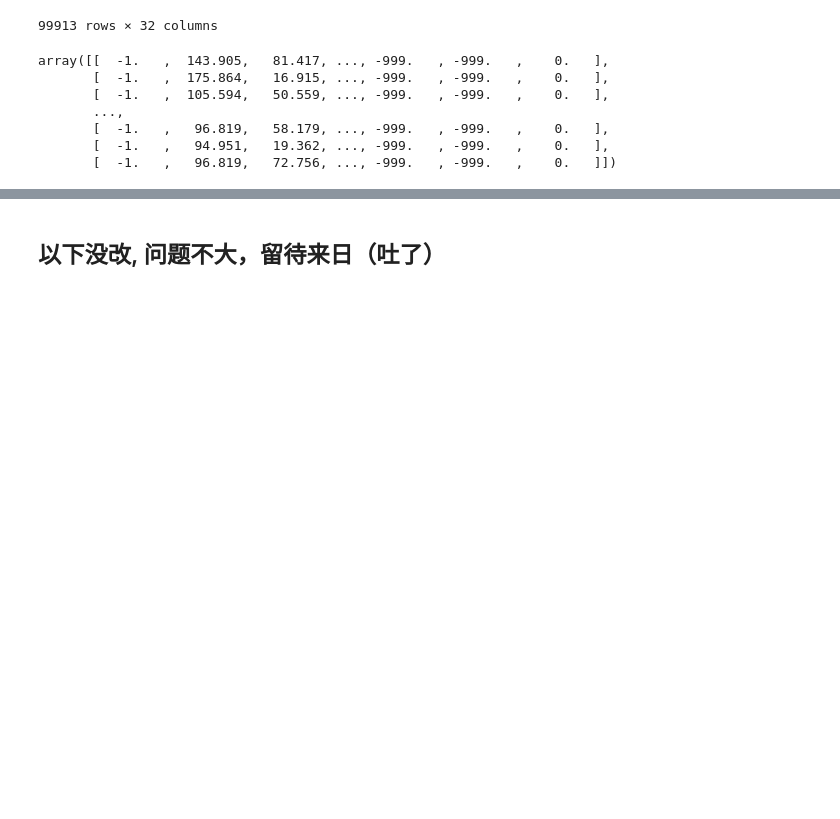
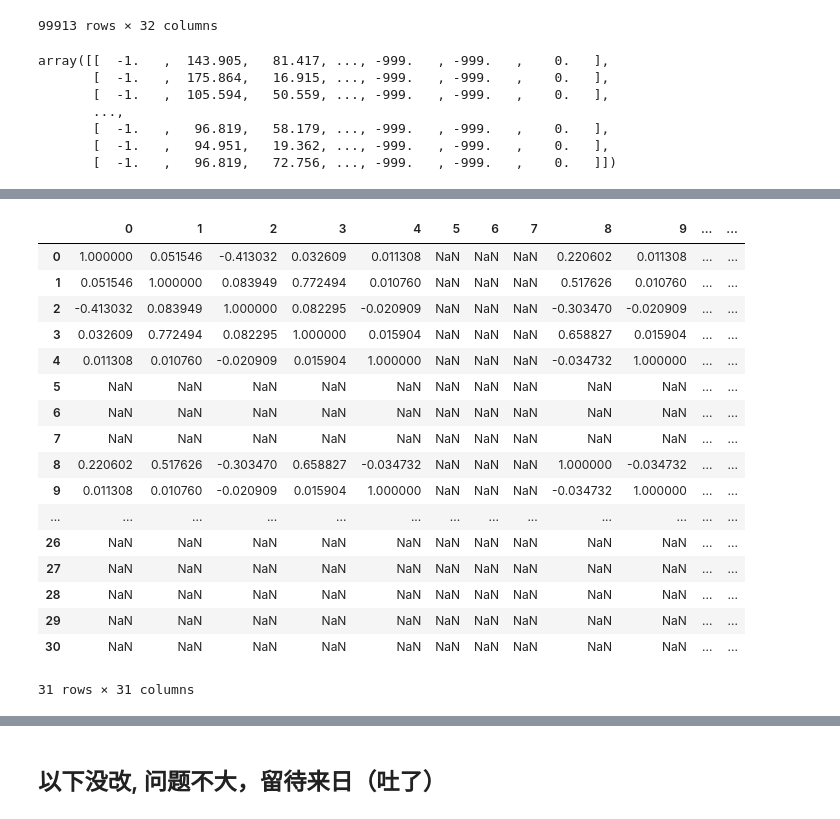
Before and after one commit to yf0726/ML_2018, a Jupyter notebook: ML_prj1_YF-Copy2.ipynb, the cells around one changed output, grey strips where cells are left out. Drawn from its saved outputs; the diff is of its cells as text; code cells hidden in the pictures; blank space fills up the shorter version.

```diff
--- a/ML_prj1_YF-Copy2.ipynb
+++ b/ML_prj1_YF-Copy2.ipynb
@@ -200,0 +225,22 @@ array([[  -1.   ,  143.905,   81.417, ..., -999.   , -999.   ,    0.   ],
+# %%
+p = np.corrcoef(feature_tr_grp_test[0].values.T)
+pd.DataFrame(p)
+# %% [output]
+|  | 0 | 1 | 2 | 3 | 4 | 5 | 6 | 7 | 8 | 9 | ... | ... |
+| 0 | 1.000000 | 0.051546 | -0.413032 | 0.032609 | 0.011308 | NaN | NaN | NaN | 0.220602 | 0.011308 | ... | ... |
+| 1 | 0.051546 | 1.000000 | 0.083949 | 0.772494 | 0.010760 | NaN | NaN | NaN | 0.517626 | 0.010760 | ... | ... |
+| 2 | -0.413032 | 0.083949 | 1.000000 | 0.082295 | -0.020909 | NaN | NaN | NaN | -0.303470 | -0.020909 | ... | ... |
+| 3 | 0.032609 | 0.772494 | 0.082295 | 1.000000 | 0.015904 | NaN | NaN | NaN | 0.658827 | 0.015904 | ... | ... |
+| 4 | 0.011308 | 0.010760 | -0.020909 | 0.015904 | 1.000000 | NaN | NaN | NaN | -0.034732 | 1.000000 | ... | ... |
+| 5 | NaN | NaN | NaN | NaN | NaN | NaN | NaN | NaN | NaN | NaN | ... | ... |
+| 6 | NaN | NaN | NaN | NaN | NaN | NaN | NaN | NaN | NaN | NaN | ... | ... |
+| 7 | NaN | NaN | NaN | NaN | NaN | NaN | NaN | NaN | NaN | NaN | ... | ... |
+| 8 | 0.220602 | 0.517626 | -0.303470 | 0.658827 | -0.034732 | NaN | NaN | NaN | 1.000000 | -0.034732 | ... | ... |
+| 9 | 0.011308 | 0.010760 | -0.020909 | 0.015904 | 1.000000 | NaN | NaN | NaN | -0.034732 | 1.000000 | ... | ... |
+| ... | ... | ... | ... | ... | ... | ... | ... | ... | ... | ... | ... | ... |
+| 26 | NaN | NaN | NaN | NaN | NaN | NaN | NaN | NaN | NaN | NaN | ... | ... |
+| 27 | NaN | NaN | NaN | NaN | NaN | NaN | NaN | NaN | NaN | NaN | ... | ... |
+| 28 | NaN | NaN | NaN | NaN | NaN | NaN | NaN | NaN | NaN | NaN | ... | ... |
+| 29 | NaN | NaN | NaN | NaN | NaN | NaN | NaN | NaN | NaN | NaN | ... | ... |
+| 30 | NaN | NaN | NaN | NaN | NaN | NaN | NaN | NaN | NaN | NaN | ... | ... |
+31 rows × 31 columns
```
Also changed, not shown: parts of 11 cells of this notebook, 1 other file.
